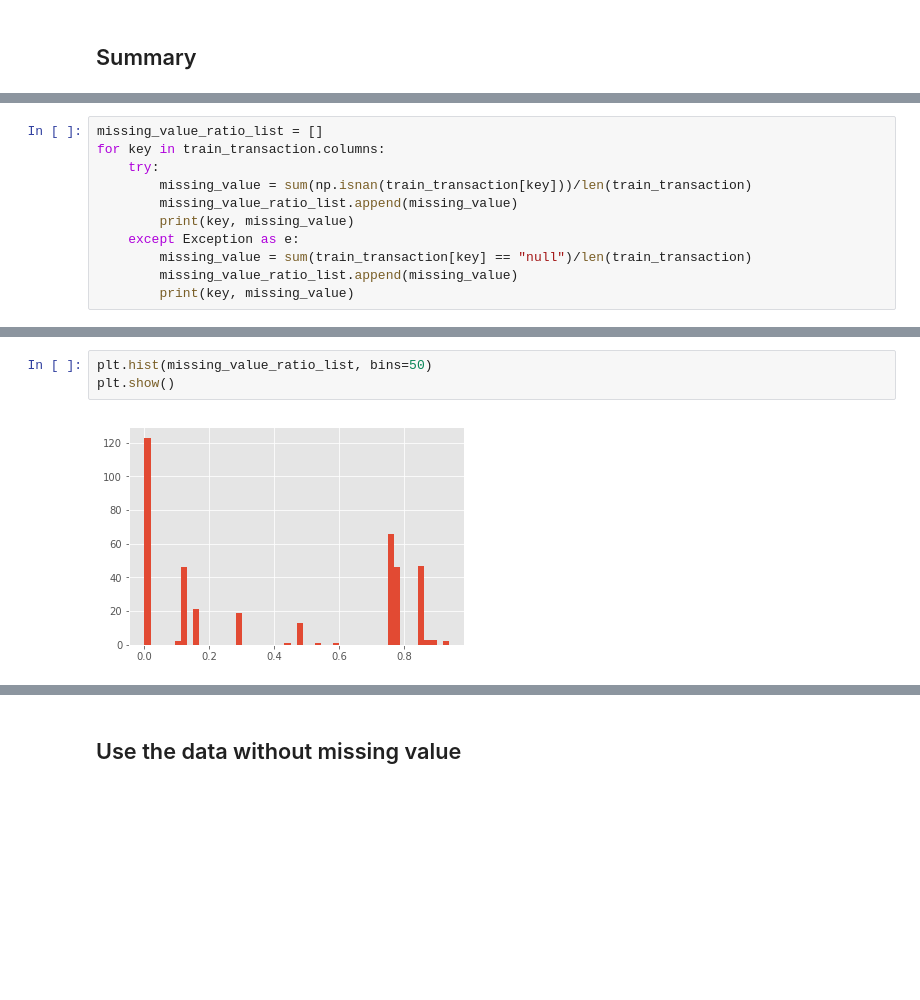
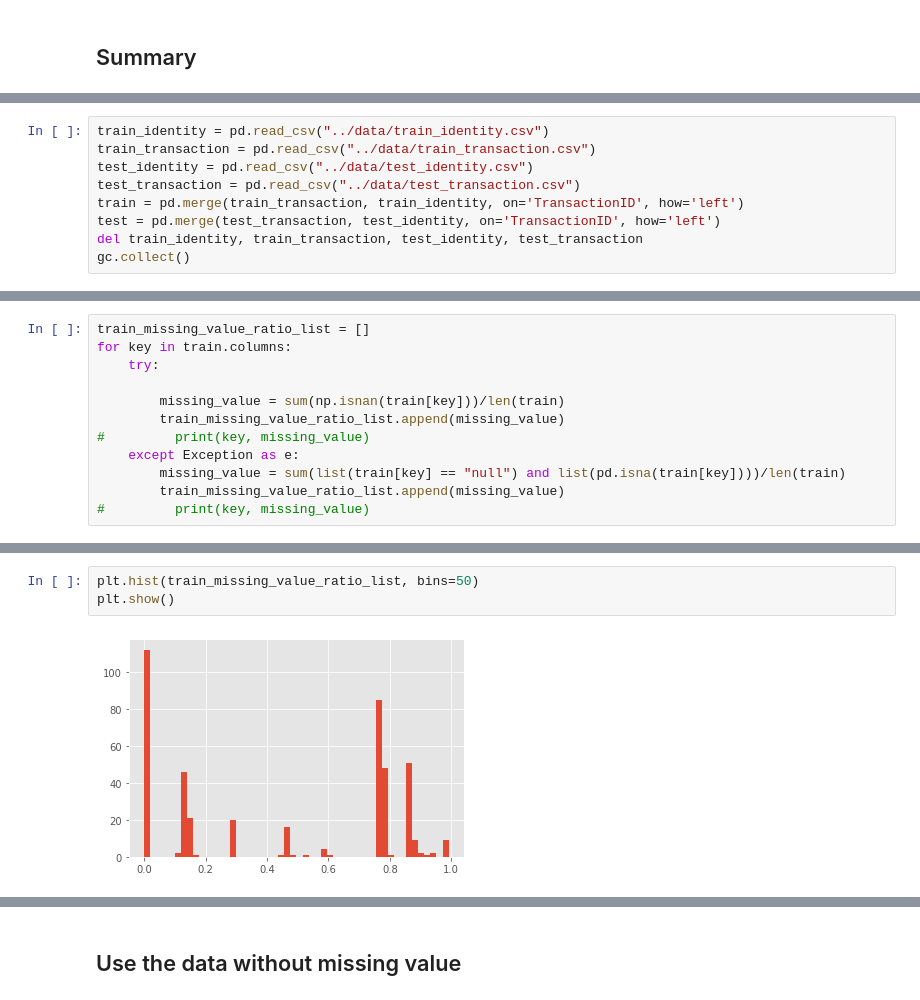
Before and after one commit to raywu60kg/credit-card-fraud-detection, a Jupyter notebook: notebooks/EDA.ipynb, the cells around one changed output, grey strips where cells are left out. Saved outputs shown, nothing was run; the diff lists cells and outputs as text; blank space fills up the shorter version.

```diff
--- a/notebooks/EDA.ipynb
+++ b/notebooks/EDA.ipynb
@@ -60,0 +48,9 @@ Index(['TransactionID', 'isFraud', 'TransactionDT', 'TransactionAmt',
+# %%
+train_identity = pd.read_csv("../data/train_identity.csv")
+train_transaction = pd.read_csv("../data/train_transaction.csv")
+test_identity = pd.read_csv("../data/test_identity.csv")
+test_transaction = pd.read_csv("../data/test_transaction.csv")
+train = pd.merge(train_transaction, train_identity, on='TransactionID', how='left')
+test = pd.merge(test_transaction, test_identity, on='TransactionID', how='left')
+del train_identity, train_transaction, test_identity, test_transaction
+gc.collect()
@@ -61,11 +93,12 @@ Index(['TransactionID', 'isFraud', 'TransactionDT', 'TransactionAmt',
 # %%
-missing_value_ratio_list = []
-for key in train_transaction.columns:
+train_missing_value_ratio_list = []
+for key in train.columns:
     try:
-        missing_value = sum(np.isnan(train_transaction[key]))/len(train_transaction)
-        missing_value_ratio_list.append(missing_value)
-        print(key, missing_value)
+
+        missing_value = sum(np.isnan(train[key]))/len(train)
+        train_missing_value_ratio_list.append(missing_value)
+#         print(key, missing_value)
     except Exception as e:
-        missing_value = sum(train_transaction[key] == "null")/len(train_transaction)
-        missing_value_ratio_list.append(missing_value)
-        print(key, missing_value)
+        missing_value = sum(list(train[key] == "null") and list(pd.isna(train[key])))/len(train)
+        train_missing_value_ratio_list.append(missing_value)
+#         print(key, missing_value)
@@ -106,5 +134,5 @@ True
 # %%
-plt.hist(missing_value_ratio_list, bins=50)
+plt.hist(train_missing_value_ratio_list, bins=50)
 plt.show()
 # %% [output]
-[figure, old version]
+[figure, new version]
```
Also changed, not shown: parts of 46 cells of this notebook, 13 other files.
